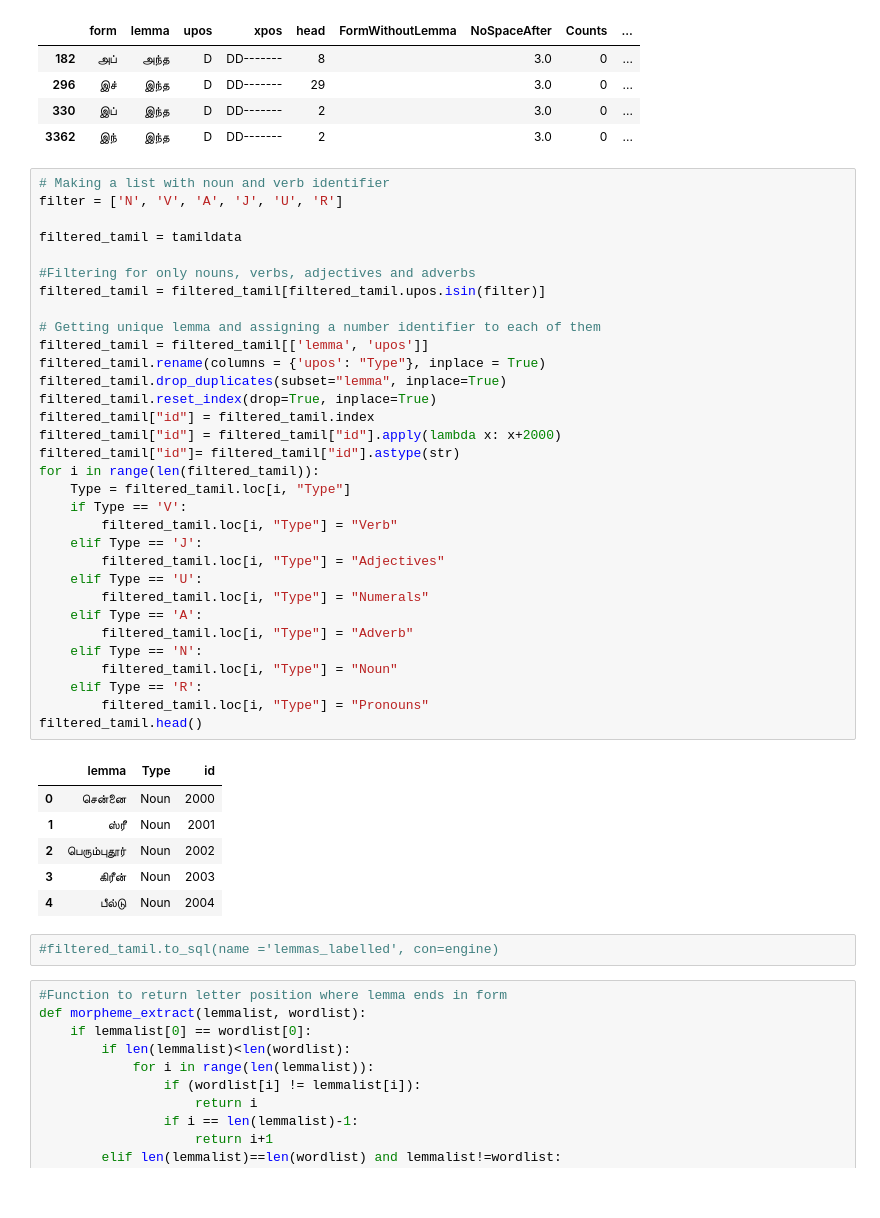
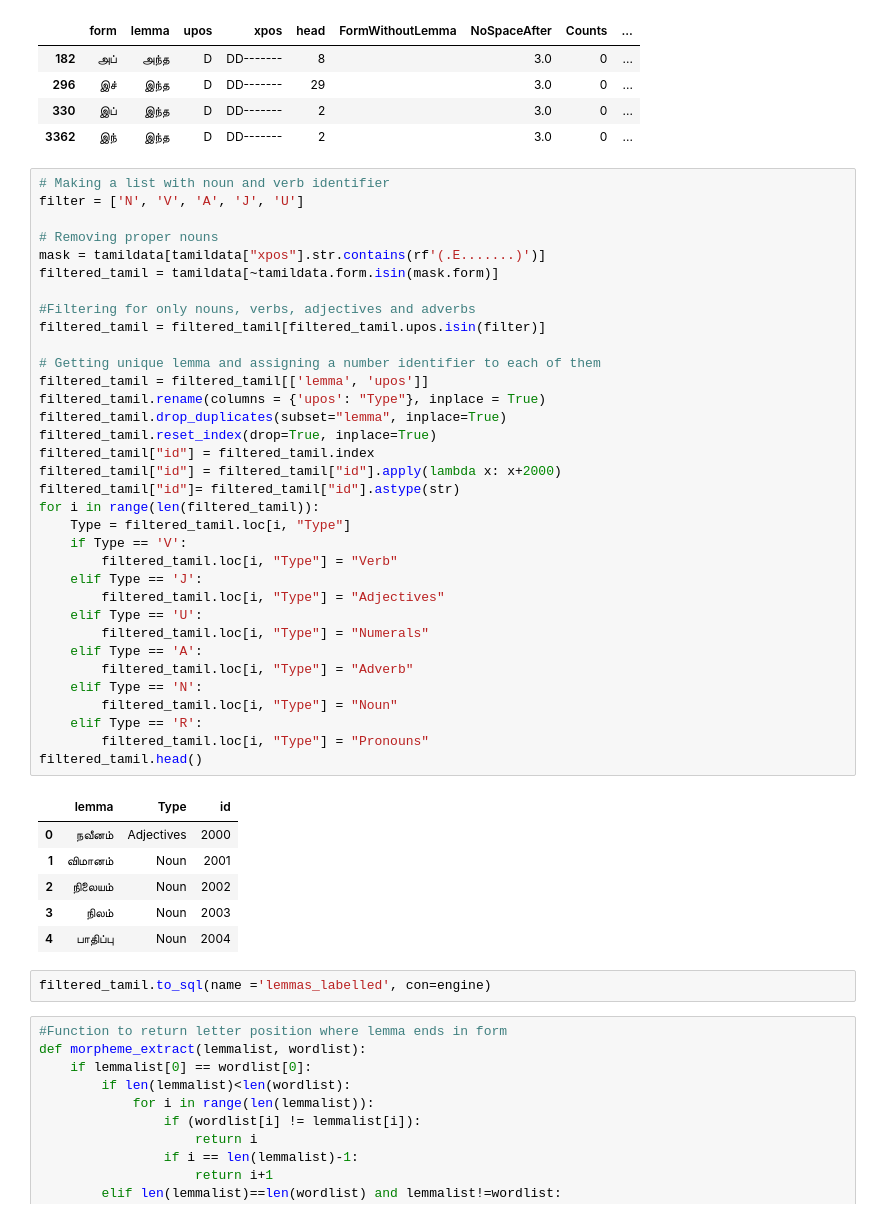
Before and after one commit to Kee2u/Deciphering_the_Indus_Valley_Script, a Jupyter notebook: Preprocessing/Convert_lemma.ipynb, the cells around one changed output. Drawn from its saved outputs; the diff is of its cells as text.

```diff
--- a/Preprocessing/Convert_lemma.ipynb
+++ b/Preprocessing/Convert_lemma.ipynb
@@ -26,45 +26,47 @@ tamildata[tamildata["NoSpaceAfter"]==3.0]
 | 3362 | இந் | இந்த | D | DD------- | 2 |  | 3.0 | 0 | ... |
 # %%
 # Making a list with noun and verb identifier
-filter = ['N', 'V', 'A', 'J', 'U', 'R']
+filter = ['N', 'V', 'A', 'J', 'U']
 
-filtered_tamil = tamildata
+# Removing proper nouns
+mask = tamildata[tamildata["xpos"].str.contains(rf'(.E.......)')]
+filtered_tamil = tamildata[~tamildata.form.isin(mask.form)]
 
 #Filtering for only nouns, verbs, adjectives and adverbs
 filtered_tamil = filtered_tamil[filtered_tamil.upos.isin(filter)]
 
 # Getting unique lemma and assigning a number identifier to each of them
 filtered_tamil = filtered_tamil[['lemma', 'upos']]
 filtered_tamil.rename(columns = {'upos': "Type"}, inplace = True)
 filtered_tamil.drop_duplicates(subset="lemma", inplace=True)
 filtered_tamil.reset_index(drop=True, inplace=True)
 filtered_tamil["id"] = filtered_tamil.index
 filtered_tamil["id"] = filtered_tamil["id"].apply(lambda x: x+2000)
 filtered_tamil["id"]= filtered_tamil["id"].astype(str)
 for i in range(len(filtered_tamil)):
     Type = filtered_tamil.loc[i, "Type"]
     if Type == 'V':
         filtered_tamil.loc[i, "Type"] = "Verb"
     elif Type == 'J':
         filtered_tamil.loc[i, "Type"] = "Adjectives"
     elif Type == 'U':
         filtered_tamil.loc[i, "Type"] = "Numerals"
     elif Type == 'A':
         filtered_tamil.loc[i, "Type"] = "Adverb"
     elif Type == 'N':
         filtered_tamil.loc[i, "Type"] = "Noun"
     elif Type == 'R':
         filtered_tamil.loc[i, "Type"] = "Pronouns"
 filtered_tamil.head()
 # %% [output]
 |  | lemma | Type | id |
-| 0 | சென்னை | Noun | 2000 |
-| 1 | ஸ்ரீ | Noun | 2001 |
-| 2 | பெரும்புதூர் | Noun | 2002 |
-| 3 | கிரீன் | Noun | 2003 |
-| 4 | பீல்டு | Noun | 2004 |
+| 0 | நவீனம் | Adjectives | 2000 |
+| 1 | விமானம் | Noun | 2001 |
+| 2 | நிலையம் | Noun | 2002 |
+| 3 | நிலம் | Noun | 2003 |
+| 4 | பாதிப்பு | Noun | 2004 |
 # %%
-#filtered_tamil.to_sql(name ='lemmas_labelled', con=engine)
+filtered_tamil.to_sql(name ='lemmas_labelled', con=engine)
 # %%
 #Function to return letter position where lemma ends in form
 def morpheme_extract(lemmalist, wordlist):
```
